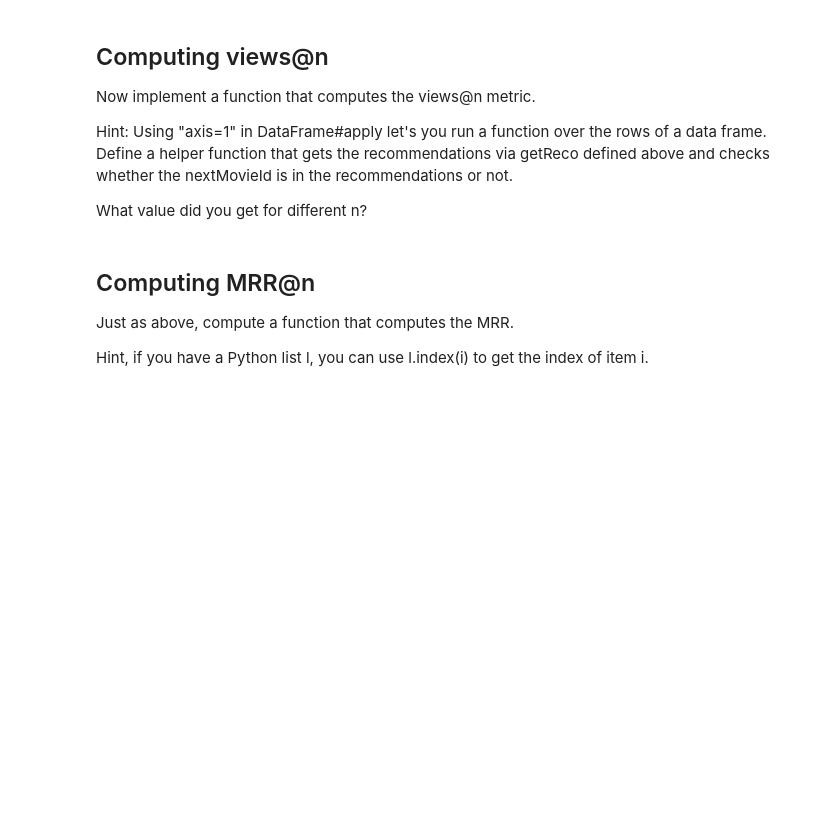
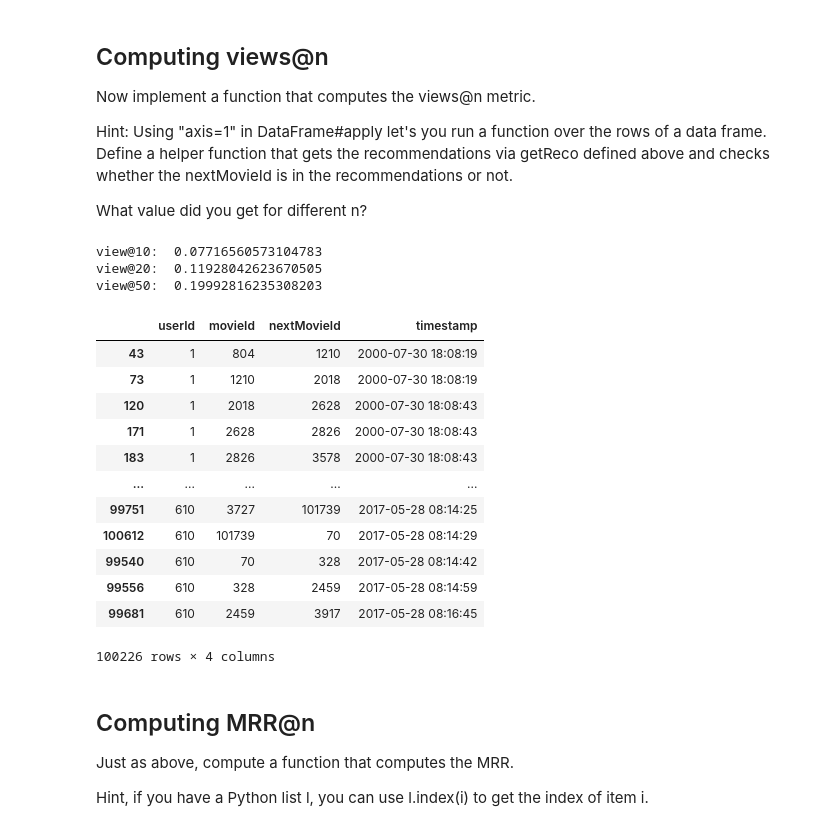
Before and after one commit to DOMEscho/saki-recommender-system, a Jupyter notebook: SAKI_reco_exercise.ipynb, the cells around one changed output. Saved outputs shown, nothing was run; the diff lists cells and outputs as text; code cells hidden in the pictures; blank space fills up the shorter version.

```diff
--- a/SAKI_reco_exercise.ipynb
+++ b/SAKI_reco_exercise.ipynb
@@ -526,3 +539,27 @@ viewsAtN(recos, 50)
+# %%
+print('view@10: ', at_10)
+print('view@20: ', at_20)
+print('view@50: ', at_50)
+# %% [output]
+view@10:  0.07716560573104783
+view@20:  0.11928042623670505
+view@50:  0.19992816235308203
+# %%
+nextviews
+# %% [output]
+|  | userId | movieId | nextMovieId | timestamp |
+| 43 | 1 | 804 | 1210 | 2000-07-30 18:08:19 |
+| 73 | 1 | 1210 | 2018 | 2000-07-30 18:08:19 |
+| 120 | 1 | 2018 | 2628 | 2000-07-30 18:08:43 |
+| 171 | 1 | 2628 | 2826 | 2000-07-30 18:08:43 |
+| 183 | 1 | 2826 | 3578 | 2000-07-30 18:08:43 |
+| ... | ... | ... | ... | ... |
+| 99751 | 610 | 3727 | 101739 | 2017-05-28 08:14:25 |
+| 100612 | 610 | 101739 | 70 | 2017-05-28 08:14:29 |
+| 99540 | 610 | 70 | 328 | 2017-05-28 08:14:42 |
+| 99556 | 610 | 328 | 2459 | 2017-05-28 08:14:59 |
+| 99681 | 610 | 2459 | 3917 | 2017-05-28 08:16:45 |
+100226 rows × 4 columns
 # %% [markdown]
 ## Computing MRR@n
 
```
Also changed, not shown: parts of 7 cells of this notebook.
